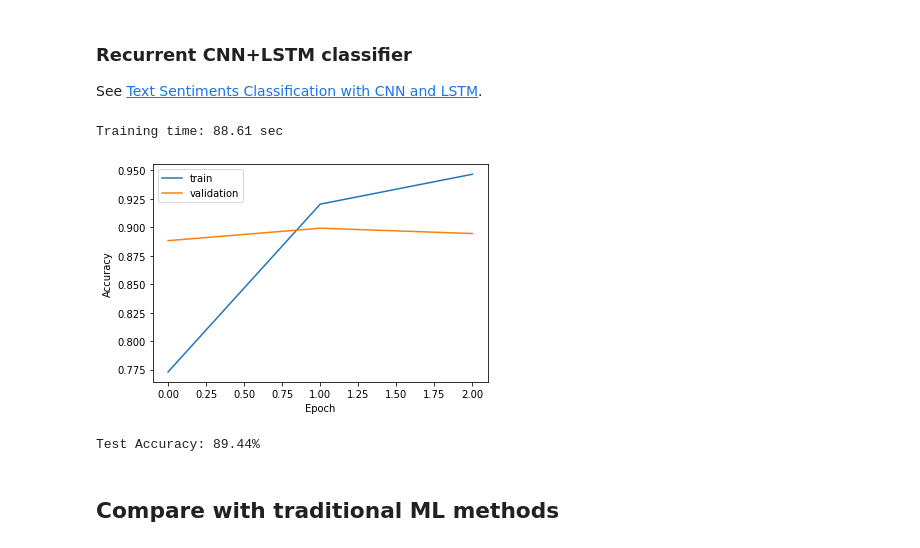
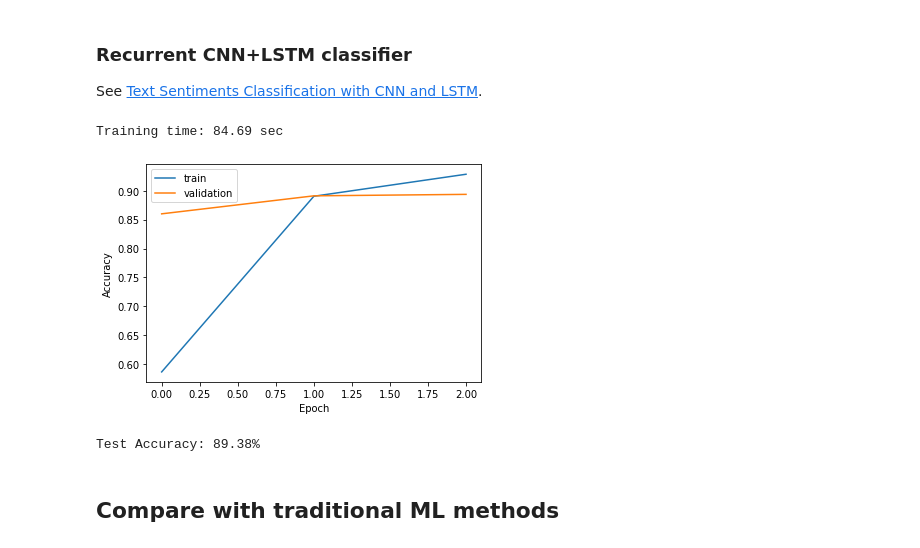
Before and after one commit to jhagelback/ml-sk, a Jupyter notebook: Keras/IMDB sentiment analysis.ipynb, the cells around one changed output. Drawn from its saved outputs; the diff is of its cells as text; code cells hidden in the pictures.

```diff
--- a/Keras/IMDB sentiment analysis.ipynb
+++ b/Keras/IMDB sentiment analysis.ipynb
@@ -150,27 +150,27 @@ See <a href="https://medium.com/@mrunal68/text-sentiments-classification-with-cn
 # %%
 model = Sequential()
 # Embedding layer
 model.add(Embedding(input_dim=top_words, output_dim=embedding_size, input_length=max_words))
 # ConvNet layer
 model.add(Conv1D(filters=32, kernel_size=5, padding="same", activation="relu"))
 model.add(MaxPooling1D())
-model.add(Conv1D(filters=64, kernel_size=5, padding="same", activation="relu"))
+model.add(Conv1D(filters=32, kernel_size=5, padding="same", activation="relu"))
 model.add(MaxPooling1D())
 # Recurrent layer using GRU
-model.add(GRU(32, return_sequences=True))
+model.add(GRU(32, return_sequences=True, dropout=0.2, recurrent_dropout=0.2))
 # Fully connected layer
 model.add(Flatten())
 model.add(Dense(128, activation="relu"))
 model.add(Dropout(0.4))
 model.add(Dense(1, activation="sigmoid"))
 
-model.compile(loss="binary_crossentropy", optimizer=Adam(learning_rate=0.002), metrics=["accuracy"])
+model.compile(loss="binary_crossentropy", optimizer=Adam(learning_rate=0.005, amsgrad=True), metrics=["accuracy"])
 
 train_and_evaluate(model, no_epochs=3)
 # %% [output]
-Training time: 88.61 sec
+Training time: 84.69 sec
-[figure, old version]
+[figure, new version]
-Test Accuracy: 89.44%
+Test Accuracy: 89.38%
 # %% [markdown]
 <h2>Compare with traditional ML methods</h2>
 # %% [markdown]
```
